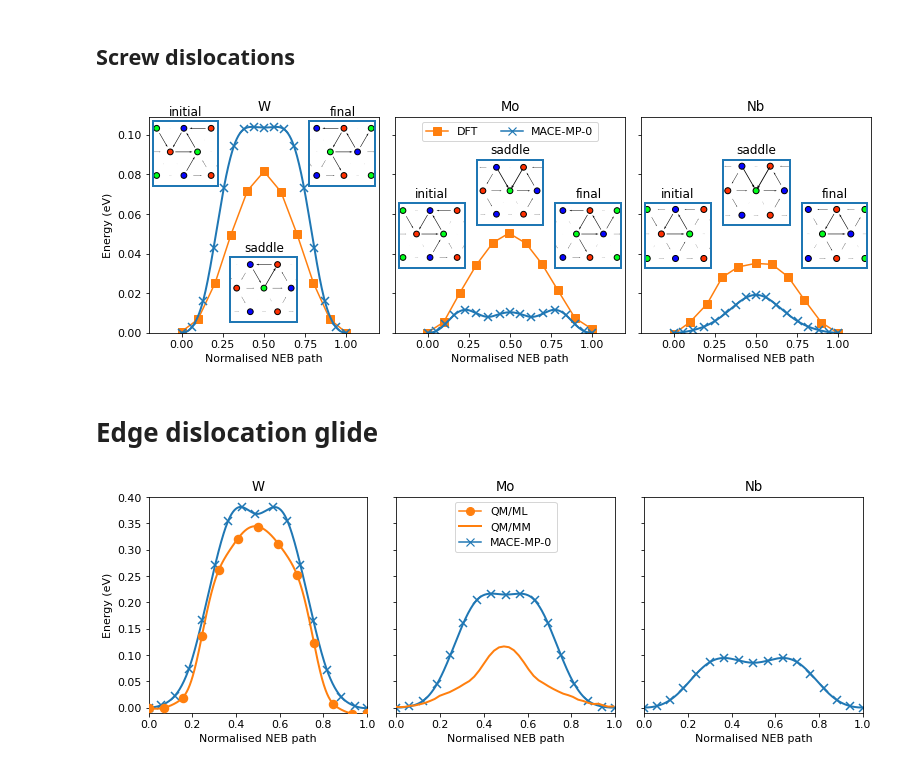
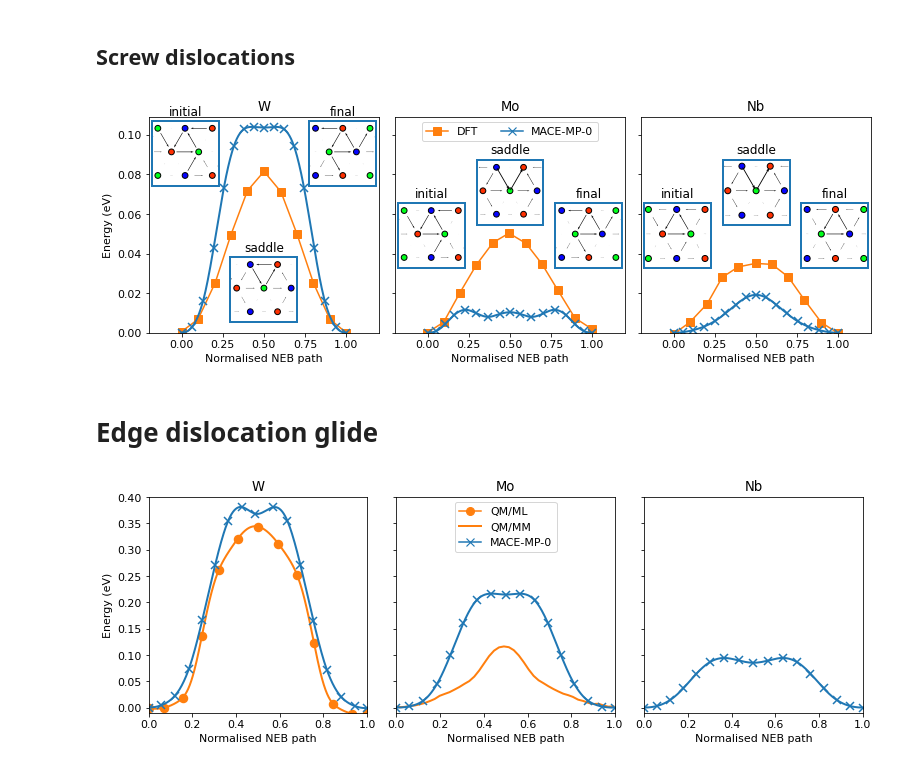
Before and after one commit to pgrigorev/mace_bcc_test, a Jupyter notebook: figures.ipynb, the cells around one changed output. Drawn from its saved outputs; the diff is of its cells as text; code cells hidden in the pictures.

```diff
--- a/figures.ipynb
+++ b/figures.ipynb
@@ -49,6 +40,8 @@ pivot["alat"].round(4)
 | Nb | 3.3220 | 3.3134 |
 # %%
 import matplotlib.pyplot as plt
+plt.rcParams['font.size'] = 11
+import pandas as pd
 fig, axes = plt.subplots(1, 3, figsize=(12, 4))
 
 pivot.plot.bar(y="C11", rot=0, color=["C1", "C0", "C2", "C4"], ax=axes[0], legend=False)
@@ -61,7 +54,7 @@ axes[1].set_ylabel("$C_{12}$, GPa", fontsize=13)
 axes[2].set_ylabel("$C_{44}$, GPa", fontsize=13)
 
 
-axes[0].legend(loc="upper right", labels=["DFT", "MACE-MP-0"])
+axes[0].legend(loc="upper right", labels=["DFT", "MACE-MP-0"], fontsize=11)
 for ax in axes:
     ax.set_xlabel("")
 
@@ -294,7 +287,7 @@ for symbol, ax in zip(["W", "Mo", "Nb"], axes):
                                         images,
                                         bulk, title="initial",
                                         alat=alat,
-                                        xlim=(-4.3, 2.0),
+                                        xlim=(-4.475, 1.95),
                                         spine_color="C0",
                                         spine_lw=2.0, core_lw=2.0)
 
@@ -306,7 +299,7 @@ for symbol, ax in zip(["W", "Mo", "Nb"], axes):
             rect = (0.35, 0.05, 0.3, 0.3)
         else:
             rect = (0.35, 0.5, 0.3, 0.3)
-        i = 9
+        i = 8
         second_pure_core = add_core_plot(ax, i, rect,
                                          images,
                                          bulk, title="saddle",
@@ -323,35 +316,35 @@ for symbol, ax in zip(["W", "Mo", "Nb"], axes):
             rect = (0.69, 0.68, 0.3, 0.3)
         else:
             rect = (0.69, 0.3, 0.3, 0.3)
         i = -1
         last_pure_core = add_core_plot(ax, i, rect,
                                        images,
                                        bulk,
                                        alat=alat, title="final",
                                        spine_color="C0",
-                                       xlim=(-2.0, 4.3),
+                                       xlim=(-1.95, 4.475),
                                        spine_lw=2.0, core_lw=2.0,
                                        legend=False,
                                        legend_bbox=(0.20, 0.95, 0.5, 0.5))
 
         #add_lines_to_core(ax, last_pure_core , s_W[-1], E_W[-1],
         #                orientation="bottom",
         #                color="C0", x_shift=0.07)
         ax.set_title(symbol)
         ax.set_ylabel('')
 
 
 axes[0].legend_.remove()
 axes[2].legend_.remove()
 axes[1].legend(loc="upper center", ncol=2)
 axes[0].set_xlim(-0.2, 1.2)
 axes[0].set_ylim(0, axes[0].get_ylim()[1])
 axes[0].set_ylabel("Energy (eV)")
 fig.tight_layout()
 
 fig.savefig("figures/screw_dislocation_glide_W_Mo_Nb_medium.pdf")
 # %% [output]
-[figure, old version]
+[figure, new version]
 # %% [markdown]
 # Edge dislocation glide
 # %%
@@ -371,10 +364,10 @@ for symbol, ax in zip(["W", "Mo", "Nb"], axes):
     #ax.plot(dft_results_junction[symbol][0], dft_results[symbol][1], "-s", c="C1", ms=8, label="DFT")
     if symbol == "W":
         images = read(f"data/junction_glide_neb_QMML.xyz", index=":")
-        plot_neb(images, label="QM/ML", ax=ax, color="C1", ms=8, linestyle="-", marker="o", forces_only=True, zorder=10)
+        plot_neb(images, label="QM/ML", ax=ax, color="C1", ms=8, linestyle="-", marker="o", forces_only=True, zorder=0)
     if symbol == "Mo":
         s, E = np.loadtxt(f"data/junction_glide_neb_QMMM_Mo.csv", unpack=True, delimiter=',')
-        ax.plot(s, E, "-", c="C1", label="QM/MM", lw=2, zorder=10)
+        ax.plot(s, E, "-", c="C1", label="QM/MM", lw=2, zorder=0)
 
     #for potential in ["small", "medium", "large"]:#, "MPtrj"]:
     potential = "medium"
@@ -394,4 +387,4 @@ fig.tight_layout()
 
 fig.savefig("figures/junction_dislocation_glide_W_Mo_Nb_medium.pdf")
 # %% [output]
-[figure, old version]
+[figure, new version]
```
Also changed, not shown: parts of 2 cells of this notebook, 10 other files.
